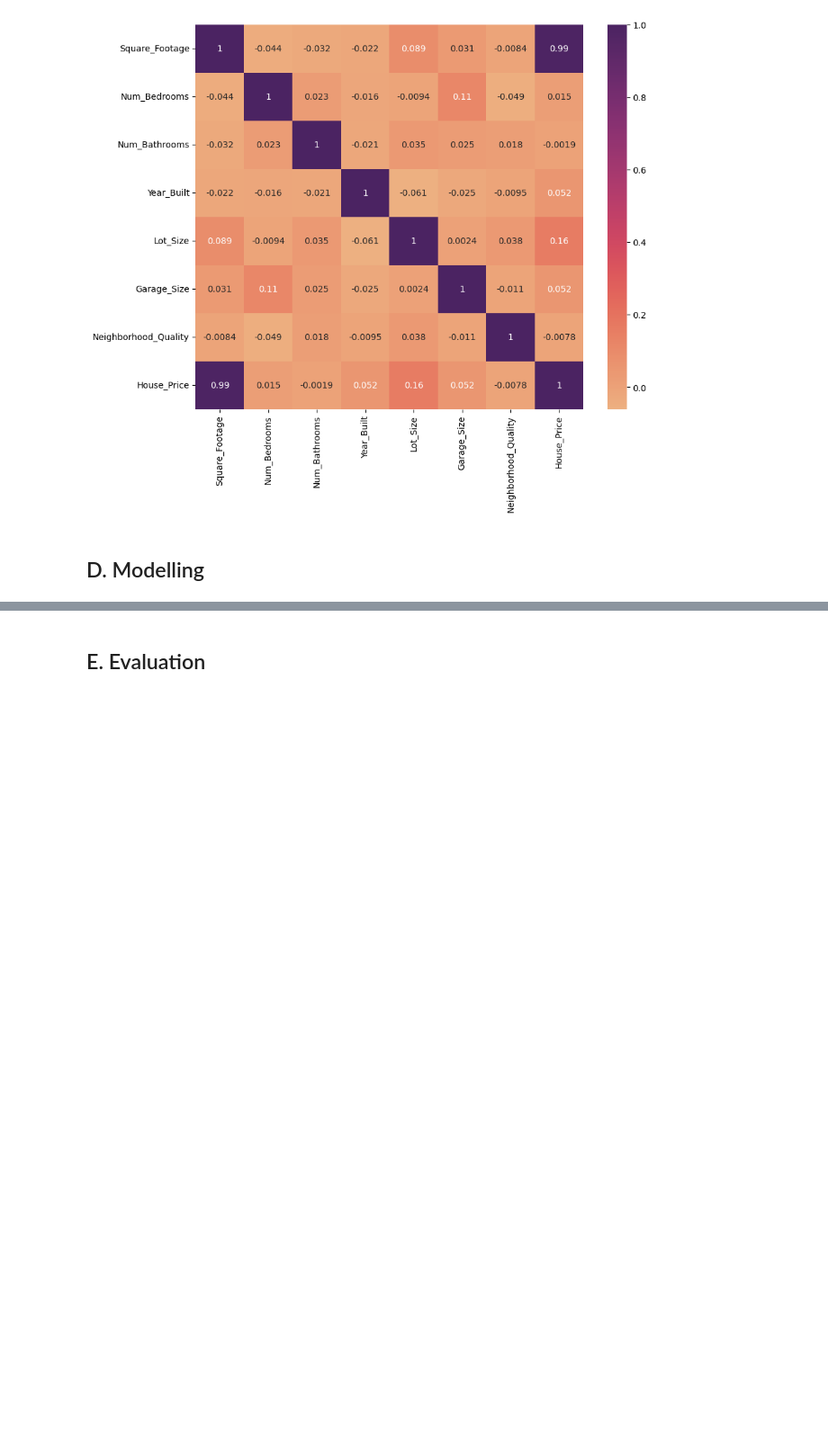
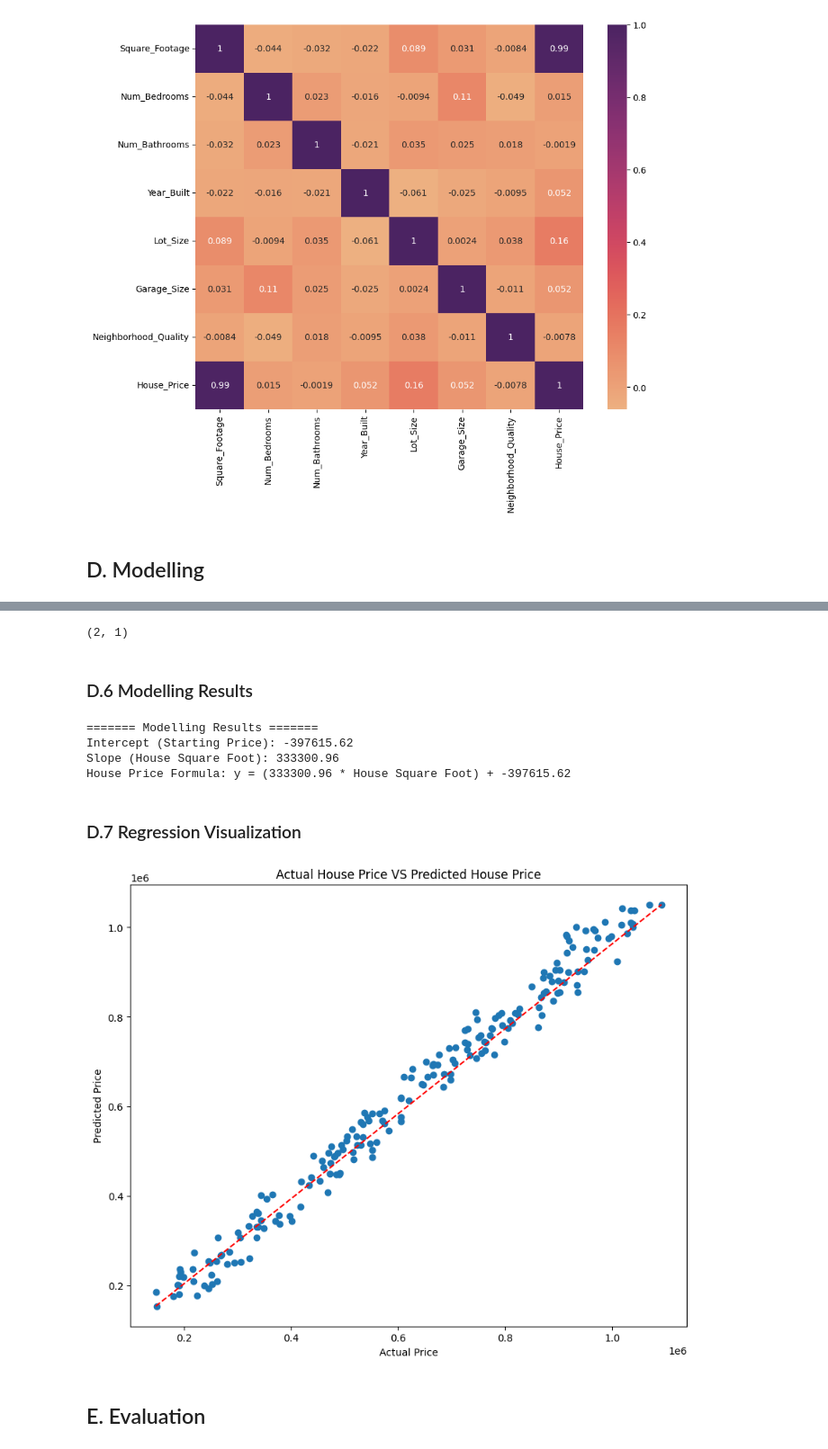
Before and after one commit to HablSank/1Day-1Dataset_MachineLearningProject, a Jupyter notebook: Day-8/Simple Linear Regression (House Price)/house_price.ipynb, the cells around one changed output, grey strips where cells are left out. Shown at 90% size. Drawn from its saved outputs; the diff is of its cells as text; code cells hidden in the pictures; blank space fills up the shorter version.

Commit message:
Day - 8 (Simple Linear Regression) Modelling Done

```diff
--- a/Day-8/Simple Linear Regression (House Price)/house_price.ipynb
+++ b/Day-8/Simple Linear Regression (House Price)/house_price.ipynb
@@ -205,2 +264,43 @@ plt.show()
+# %%
+y_train_matrix = y_train.reshape(-1, 1)
+
+# 1. Calculate Theta
+theta = np.linalg.inv(X_train.T @ X_train) @ X_train.T @ y_train_matrix
+
+# 2. Model Predictions
+test_predictions = X_test @ theta
+train_predictions = X_train @ theta
+# %%
+theta.shape
+# %% [output]
+(2, 1)
+# %% [markdown]
+### D.6 Modelling Results
+# %%
+intercept = theta[0][0]
+slope = theta[1][0]
+
+print("======= Modelling Results =======")
+print(f"Intercept (Starting Price): {intercept:.2f}")
+print(f"Slope (House Square Foot): {slope:.2f}")
+print(f"House Price Formula: y = ({slope:.2f} * House Square Foot) + {intercept:.2f}")
+# %% [output]
+======= Modelling Results =======
+Intercept (Starting Price): -397615.62
+Slope (House Square Foot): 333300.96
+House Price Formula: y = (333300.96 * House Square Foot) + -397615.62
+# %% [markdown]
+### D.7 Regression Visualization
+# %%
+plt.figure(figsize=(10,8))
+plt.scatter(y_test, test_predictions)
+plt.plot([y_test.min(), y_test.max()], [test_predictions.min(), test_predictions.max()], 'r--')
+
+plt.title("Actual House Price VS Predicted House Price")
+plt.xlabel("Actual Price")
+plt.ylabel("Predicted Price")
+plt.show()
+# %% [output]
+[figure, added]
 # %% [markdown]
 ## E. Evaluation
```
Also changed, not shown: parts of 12 cells of this notebook.
